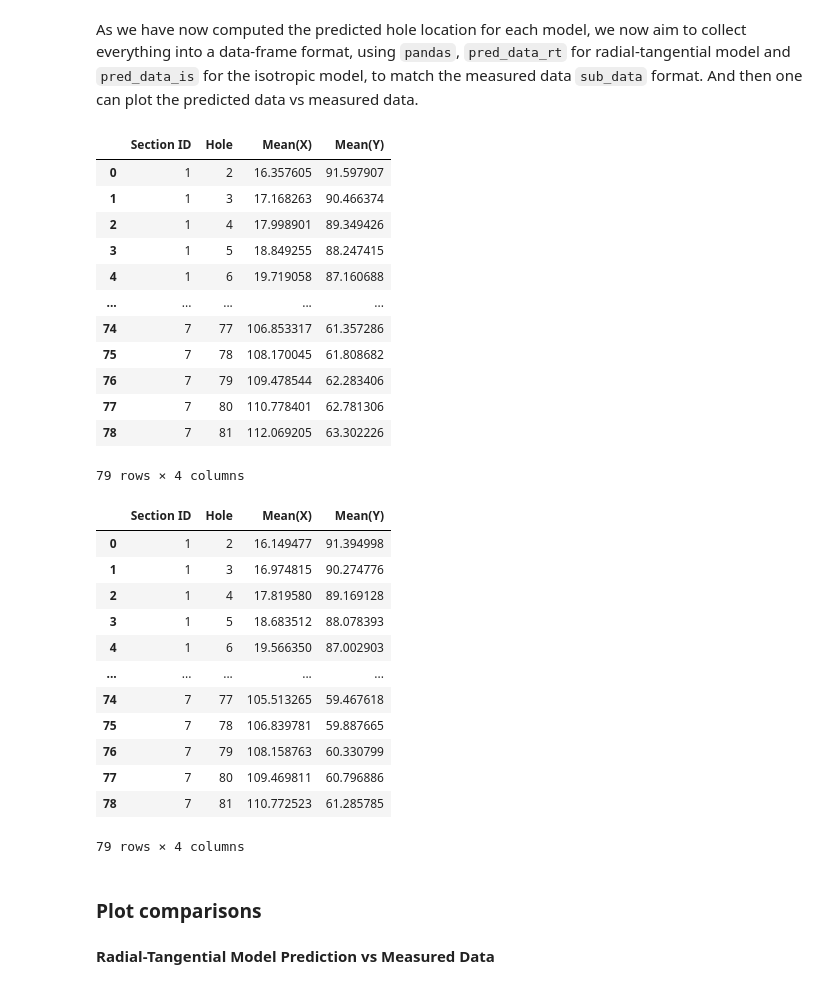
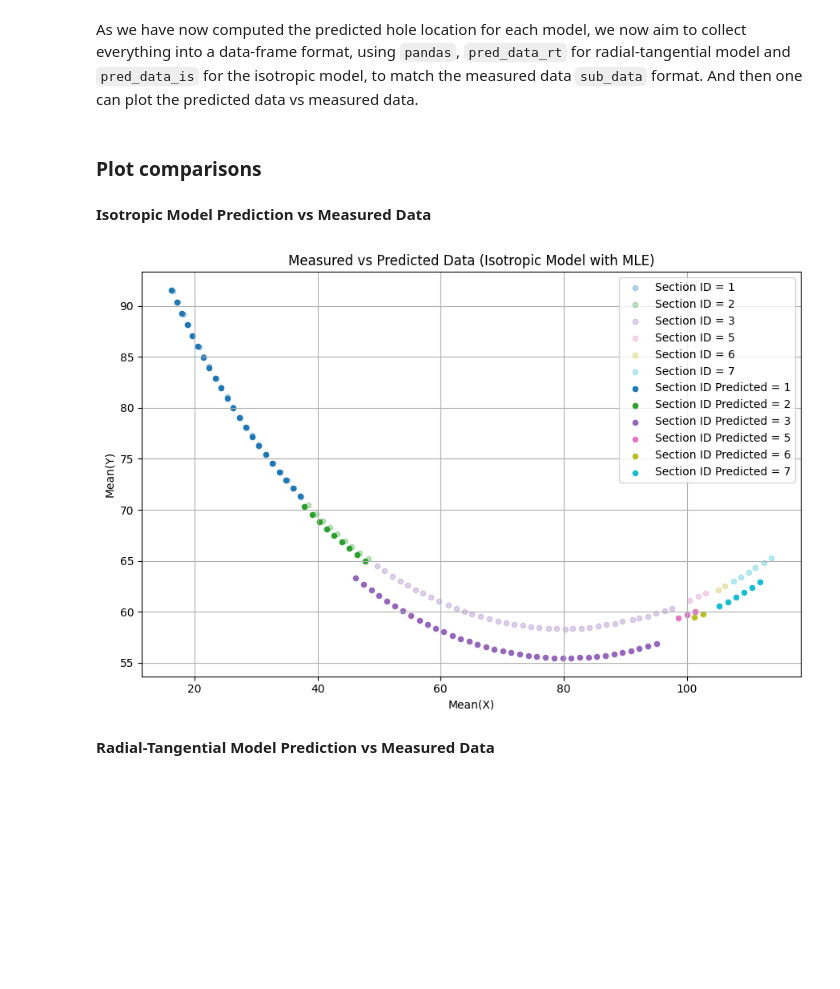
Before and after one commit to MatteoMancini01/S2_Cw, a Jupyter notebook: NoteBook.ipynb, the cells around one changed output. Drawn from its saved outputs; the diff is of its cells as text; code cells hidden in the pictures; blank space fills up the shorter version.

```diff
--- a/NoteBook.ipynb
+++ b/NoteBook.ipynb
@@ -519,7 +444,7 @@ are less than 4, and subtract 2 otherwise.
 
 '''
 
-sec_mod = np.array([x-1 if x < 4 else x - 2 for x in sec_id_sub])
+sec_mod = jnp.array([x-1 if x < 4 else x - 2 for x in sec_id_sub])
 print('Section ID adapted to new format:')
 print(sec_mod)
 # %% [output]
@@ -575,10 +463,10 @@ def hole_prediction(N, R, optim_parm):
 # Computing hole predicted location using predicted parameters from Iminuit for:
 
 # Radial-Tangential Model:
-predicted_hole_loc_rt = hole_prediction(N_opt_rt, R_opt_rt, optimised_params_rt)
+predicted_hole_loc_rt = hole_prediction(N_opt_rt, R_opt_rt, optimised_params_rt, sec_mod)
 
 # Isotropic Model:
-predicted_hole_loc_is = hole_prediction(N_opt_is, R_opt_is, optimised_params_is)
+predicted_hole_loc_is = hole_prediction(N_opt_is, R_opt_is, optimised_params_is, sec_mod)
 # %% [markdown]
 As we have now computed the predicted hole location for each model, we now aim to collect everything into a data-frame format, using `pandas`, `pred_data_rt` for radial-tangential model and `pred_data_is` for the isotropic model, to match the measured data `sub_data` format. And then one can plot the predicted data vs measured data.
 # %%
@@ -586,7 +474,7 @@ As we have now computed the predicted hole location for each model, we now aim t
 
 # Radial-Tangential Model
 
-d_rt = {
+d_rt_MLE = {
 
     'Section ID' : sub_data['Section ID'].to_numpy(),
     'Hole' : sub_data['Hole'].to_numpy(),
@@ -594,54 +482,26 @@ d_rt = {
     'Mean(Y)' : predicted_hole_loc_rt[1]
 }
 
-pred_data_rt = pd.DataFrame(d_rt)
+pred_data_rt_MLE = pd.DataFrame(d_rt_MLE)
 
-# Checking result
-pred_data_rt
+# Isotropic Model
+
+d_is_MLE = {
+
+    'Section ID' : sub_data['Section ID'].to_numpy(),
+    'Hole' : sub_data['Hole'].to_numpy(),
+    'Mean(X)' : predicted_hole_loc_is[0],
+    'Mean(Y)' : predicted_hole_loc_is[1]
+}
+
+pred_data_is_MLE = pd.DataFrame(d_is_MLE)
-# %% [output]
-|  | Section ID | Hole | Mean(X) | Mean(Y) |
-| 0 | 1 | 2 | 16.357605 | 91.597907 |
-| 1 | 1 | 3 | 17.168263 | 90.466374 |
-| 2 | 1 | 4 | 17.998901 | 89.349426 |
-| 3 | 1 | 5 | 18.849255 | 88.247415 |
-| 4 | 1 | 6 | 19.719058 | 87.160688 |
-| ... | ... | ... | ... | ... |
-| 74 | 7 | 77 | 106.853317 | 61.357286 |
-| 75 | 7 | 78 | 108.170045 | 61.808682 |
-| 76 | 7 | 79 | 109.478544 | 62.283406 |
-| 77 | 7 | 80 | 110.778401 | 62.781306 |
-| 78 | 7 | 81 | 112.069205 | 63.302226 |
-79 rows × 4 columns
-# %%
-# Radial-Tangential Model
-
-d_is = {
-
-    'Section ID' : sub_data['Section ID'].to_numpy(),
-    'Hole' : sub_data['Hole'].to_numpy(),
-    'Mean(X)' : predicted_hole_loc_is[0],
-    'Mean(Y)' : predicted_hole_loc_is[1]
-}
-
-pred_data_is = pd.DataFrame(d_is)
-
-# Checking result
-pred_data_is
-# %% [output]
-|  | Section ID | Hole | Mean(X) | Mean(Y) |
-| 0 | 1 | 2 | 16.149477 | 91.394998 |
-| 1 | 1 | 3 | 16.974815 | 90.274776 |
-| 2 | 1 | 4 | 17.819580 | 89.169128 |
-| 3 | 1 | 5 | 18.683512 | 88.078393 |
-| 4 | 1 | 6 | 19.566350 | 87.002903 |
-| ... | ... | ... | ... | ... |
-| 74 | 7 | 77 | 105.513265 | 59.467618 |
-| 75 | 7 | 78 | 106.839781 | 59.887665 |
-| 76 | 7 | 79 | 108.158763 | 60.330799 |
-| 77 | 7 | 80 | 109.469811 | 60.796886 |
-| 78 | 7 | 81 | 110.772523 | 61.285785 |
-79 rows × 4 columns
 # %% [markdown]
 ### Plot comparisons
+# %% [markdown]
+<b>Isotropic Model Prediction vs Measured Data</b>
+# %%
+plotting_comparison(sub_data, pred_data_is_MLE, 'Isotropic Model with MLE')
+# %% [output]
+[figure, added]
 # %% [markdown]
 <b>Radial-Tangential Model Prediction vs Measured Data</b>
```
Also changed, not shown: parts of 33 cells of this notebook, 4 other files.
